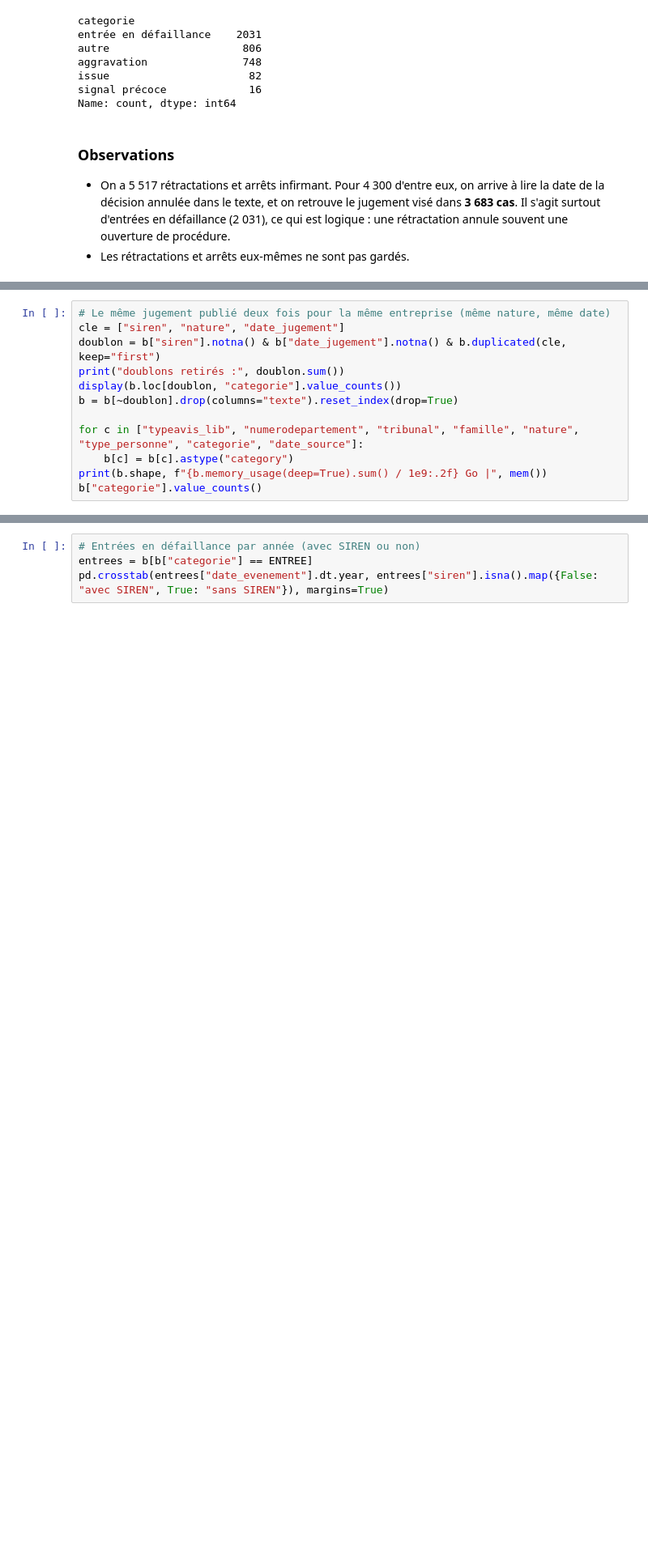
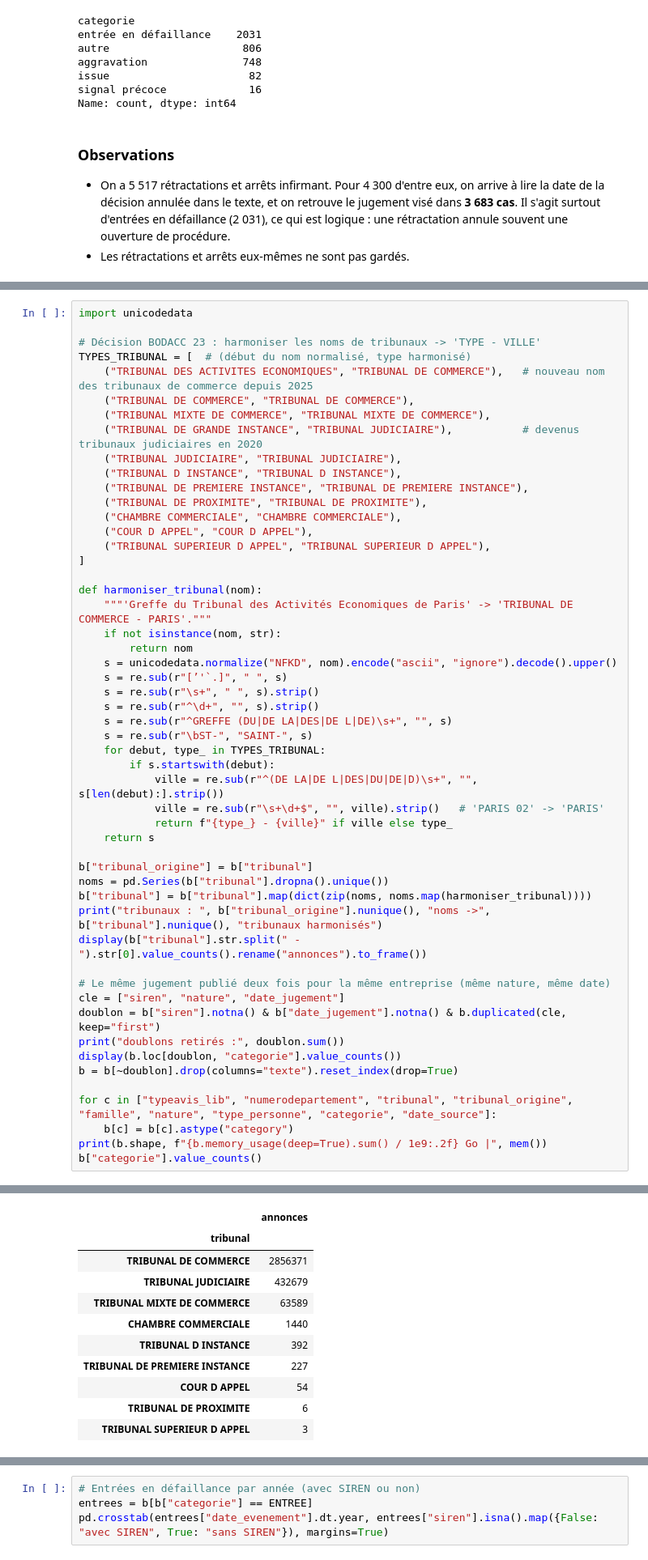
Before and after one commit to Kez0X/analyse-defaillances-entreprises, a Jupyter notebook: notebooks/nettoyage.ipynb, the cells around one changed output, grey strips where cells are left out. Shown at 81% size. Saved outputs shown, nothing was run; the diff lists cells and outputs as text; blank space fills up the shorter version.

```diff
--- a/notebooks/nettoyage.ipynb
+++ b/notebooks/nettoyage.ipynb
@@ -756,4 +757,44 @@ Name: count, dtype: int64
 # %%
+import unicodedata
+
+# Décision BODACC 23 : harmoniser les noms de tribunaux -> 'TYPE - VILLE'
+TYPES_TRIBUNAL = [  # (début du nom normalisé, type harmonisé)
+    ("TRIBUNAL DES ACTIVITES ECONOMIQUES", "TRIBUNAL DE COMMERCE"),   # nouveau nom des tribunaux de commerce depuis 2025
+    ("TRIBUNAL DE COMMERCE", "TRIBUNAL DE COMMERCE"),
+    ("TRIBUNAL MIXTE DE COMMERCE", "TRIBUNAL MIXTE DE COMMERCE"),
+    ("TRIBUNAL DE GRANDE INSTANCE", "TRIBUNAL JUDICIAIRE"),           # devenus tribunaux judiciaires en 2020
+    ("TRIBUNAL JUDICIAIRE", "TRIBUNAL JUDICIAIRE"),
+    ("TRIBUNAL D INSTANCE", "TRIBUNAL D INSTANCE"),
+    ("TRIBUNAL DE PREMIERE INSTANCE", "TRIBUNAL DE PREMIERE INSTANCE"),
+    ("TRIBUNAL DE PROXIMITE", "TRIBUNAL DE PROXIMITE"),
+    ("CHAMBRE COMMERCIALE", "CHAMBRE COMMERCIALE"),
+    ("COUR D APPEL", "COUR D APPEL"),
+    ("TRIBUNAL SUPERIEUR D APPEL", "TRIBUNAL SUPERIEUR D APPEL"),
+]
+
+def harmoniser_tribunal(nom):
+    """'Greffe du Tribunal des Activités Economiques de Paris' -> 'TRIBUNAL DE COMMERCE - PARIS'."""
+    if not isinstance(nom, str):
+        return nom
+    s = unicodedata.normalize("NFKD", nom).encode("ascii", "ignore").decode().upper()
+    s = re.sub(r"[’'`.]", " ", s)
+    s = re.sub(r"\s+", " ", s).strip()
+    s = re.sub(r"^\d+", "", s).strip()
+    s = re.sub(r"^GREFFE (DU|DE LA|DES|DE L|DE)\s+", "", s)
+    s = re.sub(r"\bST-", "SAINT-", s)
+    for debut, type_ in TYPES_TRIBUNAL:
+        if s.startswith(debut):
+            ville = re.sub(r"^(DE LA|DE L|DES|DU|DE|D)\s+", "", s[len(debut):].strip())
+            ville = re.sub(r"\s+\d+$", "", ville).strip()   # 'PARIS 02' -> 'PARIS'
+            return f"{type_} - {ville}" if ville else type_
+    return s
+
+b["tribunal_origine"] = b["tribunal"]
+noms = pd.Series(b["tribunal"].dropna().unique())
+b["tribunal"] = b["tribunal"].map(dict(zip(noms, noms.map(harmoniser_tribunal))))
+print("tribunaux : ", b["tribunal_origine"].nunique(), "noms ->", b["tribunal"].nunique(), "tribunaux harmonisés")
+display(b["tribunal"].str.split(" - ").str[0].value_counts().rename("annonces").to_frame())
+
 # Le même jugement publié deux fois pour la même entreprise (même nature, même date)
 cle = ["siren", "nature", "date_jugement"]
 doublon = b["siren"].notna() & b["date_jugement"].notna() & b.duplicated(cle, keep="first")
@@ -761,7 +802,7 @@ print("doublons retirés :", doublon.sum())
 display(b.loc[doublon, "categorie"].value_counts())
 b = b[~doublon].drop(columns="texte").reset_index(drop=True)
 
-for c in ["typeavis_lib", "numerodepartement", "tribunal", "famille", "nature", "type_personne", "categorie", "date_source"]:
+for c in ["typeavis_lib", "numerodepartement", "tribunal", "tribunal_origine", "famille", "nature", "type_personne", "categorie", "date_source"]:
     b[c] = b[c].astype("category")
 print(b.shape, f"{b.memory_usage(deep=True).sum() / 1e9:.2f} Go |", mem())
 b["categorie"].value_counts()
@@ -769,0 +811,11 @@ doublons retirés : 14708
+|  | annonces |
+| tribunal |  |
+| TRIBUNAL DE COMMERCE | 2856371 |
+| TRIBUNAL JUDICIAIRE | 432679 |
+| TRIBUNAL MIXTE DE COMMERCE | 63589 |
+| CHAMBRE COMMERCIALE | 1440 |
+| TRIBUNAL D INSTANCE | 392 |
+| TRIBUNAL DE PREMIERE INSTANCE | 227 |
+| COUR D APPEL | 54 |
+| TRIBUNAL DE PROXIMITE | 6 |
+| TRIBUNAL SUPERIEUR D APPEL | 3 |
```
Also changed, not shown: parts of 16 cells of this notebook, 13 other files.
